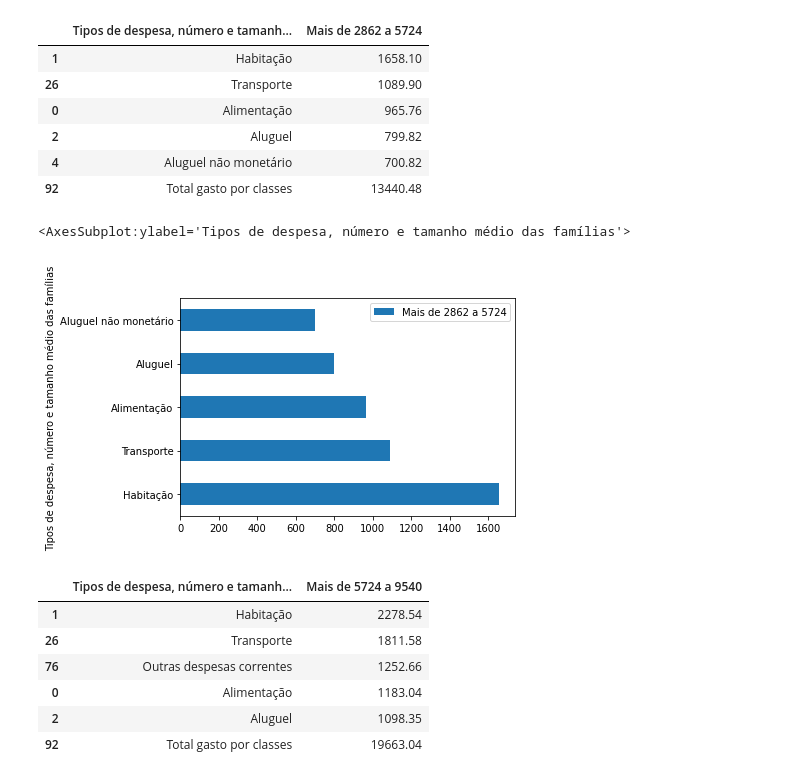
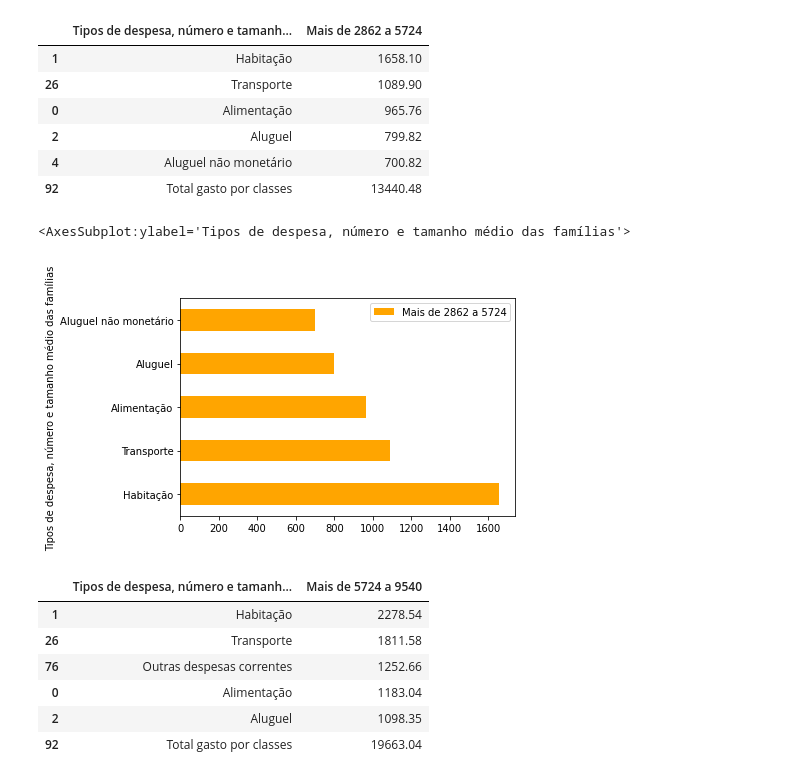
Before and after one commit to brunomarram/trabalho-dados, a Jupyter notebook: src/parte3/aquisicao_por_classe_e_estado.ipynb, the cells around one changed output. Drawn from its saved outputs; the diff is of its cells as text; code cells hidden in the pictures.

```diff
--- a/src/parte3/aquisicao_por_classe_e_estado.ipynb
+++ b/src/parte3/aquisicao_por_classe_e_estado.ipynb
@@ -353,10 +353,10 @@ dados_despesas_estado.iloc[lista_top_N_5724, [0, 4]]
 | 4 | Aluguel não monetário | 700.82 |
 | 92 | Total gasto por classes | 13440.48 |
 # %%
-dados_despesas_estado.iloc[lista_top_N_5724[:-1], [0, 4]].plot(kind='barh', x=colunas_df[0], y=colunas_df[4])
+dados_despesas_estado.iloc[lista_top_N_5724[:-1], [0, 4]].plot(kind='barh', x=colunas_df[0], y=colunas_df[4], color="orange")
 # %% [output]
 <AxesSubplot:ylabel='Tipos de despesa, número e tamanho médio das famílias'>
-[figure, old version]
+[figure, new version]
 # %%
 produtos_classe_9540 = dados_despesas_estado.drop(linhas_familia_e_total_por_classes).iloc[:, [5]].apply(lambda item: item/soma_gastos[5])
 produtos_classe_9540.sort_values(by=colunas_df[5], ascending=False, inplace=True)
```
Also changed, not shown: parts of 15 cells of this notebook.
